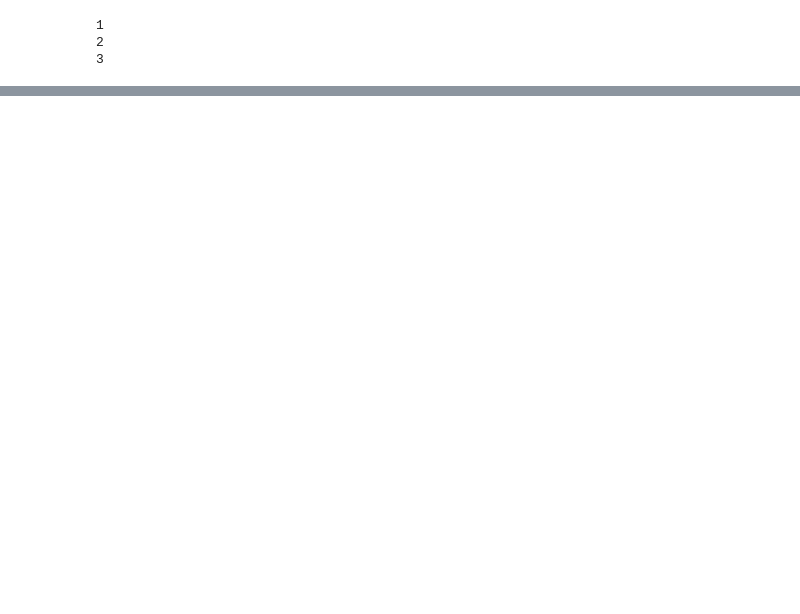
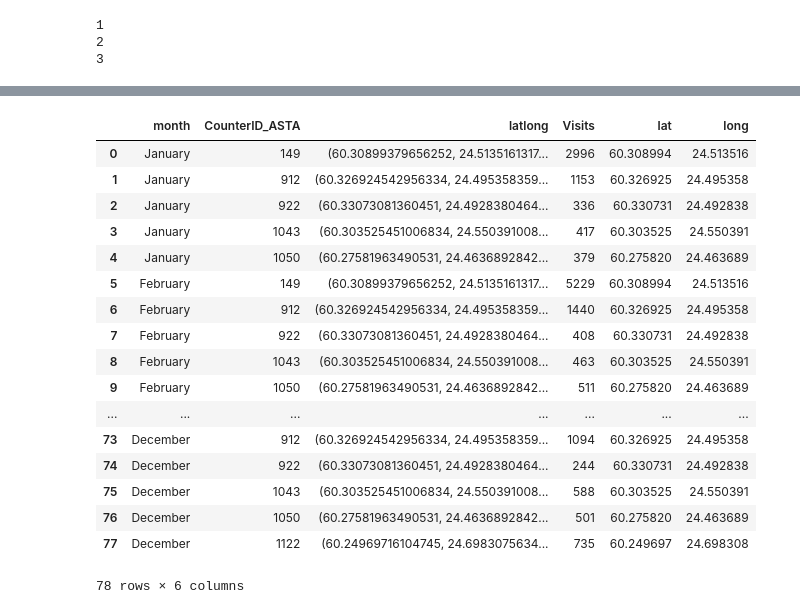
Before and after one commit to mabergerx/junction2k19, a Jupyter notebook: notebooks/Twitter API.ipynb, the cells around one changed output, grey strips where cells are left out. Cells and saved outputs as stored; diff of their text form; code cells hidden in the pictures; blank space fills up the shorter version.

```diff
--- a/notebooks/Twitter API.ipynb
+++ b/notebooks/Twitter API.ipynb
@@ -398,0 +580,52 @@ for i in range(3):
+# %%
+
+year_slider = [1, 12]
+
+months_map = {
+            1: 'January',
+            2: 'February',
+            3: 'March',
+            4: 'April',
+            5: 'May',
+            6: 'June',
+            7: 'July',
+            8: 'August',
+            9: 'September',
+            10: 'October',
+            11: 'November',
+            12: 'December'
+        }
+
+# if year_slider is not None:
+month_letters = [months_map[element] for element in year_slider]
+
+entrance_data = pd.read_csv('monthly_data_entrances_2015 (1).csv', header=0, index_col=0)
+entrance_data['month'] = entrance_data['month'].map(months_map)
+entrance_data['month'] = pd.Categorical(entrance_data['month'], ["January", "February", "March",
+                                                                  "April", "May", "June", "July",
+                                                                  "August", "September", "October",
+                                                                  "November", "December"])
+
+for_selecting = [months_map[i + 1] for i in range(year_slider[1])]
+selected = entrance_data.loc[entrance_data['month'].isin(for_selecting)]
+# %%
+selected
+# %% [output]
+|  | month | CounterID_ASTA | latlong | Visits | lat | long |
+| 0 | January | 149 | (60.30899379656252, 24.5135161317... | 2996 | 60.308994 | 24.513516 |
+| 1 | January | 912 | (60.326924542956334, 24.495358359... | 1153 | 60.326925 | 24.495358 |
+| 2 | January | 922 | (60.33073081360451, 24.4928380464... | 336 | 60.330731 | 24.492838 |
+| 3 | January | 1043 | (60.303525451006834, 24.550391008... | 417 | 60.303525 | 24.550391 |
+| 4 | January | 1050 | (60.27581963490531, 24.4636892842... | 379 | 60.275820 | 24.463689 |
+| 5 | February | 149 | (60.30899379656252, 24.5135161317... | 5229 | 60.308994 | 24.513516 |
+| 6 | February | 912 | (60.326924542956334, 24.495358359... | 1440 | 60.326925 | 24.495358 |
+| 7 | February | 922 | (60.33073081360451, 24.4928380464... | 408 | 60.330731 | 24.492838 |
+| 8 | February | 1043 | (60.303525451006834, 24.550391008... | 463 | 60.303525 | 24.550391 |
+| 9 | February | 1050 | (60.27581963490531, 24.4636892842... | 511 | 60.275820 | 24.463689 |
+| ... | ... | ... | ... | ... | ... | ... |
+| 73 | December | 912 | (60.326924542956334, 24.495358359... | 1094 | 60.326925 | 24.495358 |
+| 74 | December | 922 | (60.33073081360451, 24.4928380464... | 244 | 60.330731 | 24.492838 |
+| 75 | December | 1043 | (60.303525451006834, 24.550391008... | 588 | 60.303525 | 24.550391 |
+| 76 | December | 1050 | (60.27581963490531, 24.4636892842... | 501 | 60.275820 | 24.463689 |
+| 77 | December | 1122 | (60.24969716104745, 24.6983075634... | 735 | 60.249697 | 24.698308 |
+78 rows × 6 columns
```
Also changed, not shown: parts of 20 cells of this notebook, 6 other files.
